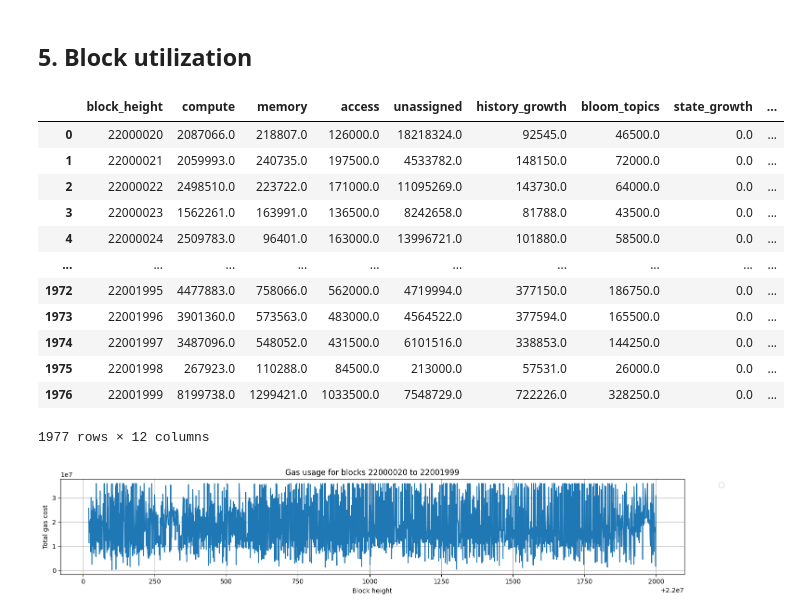
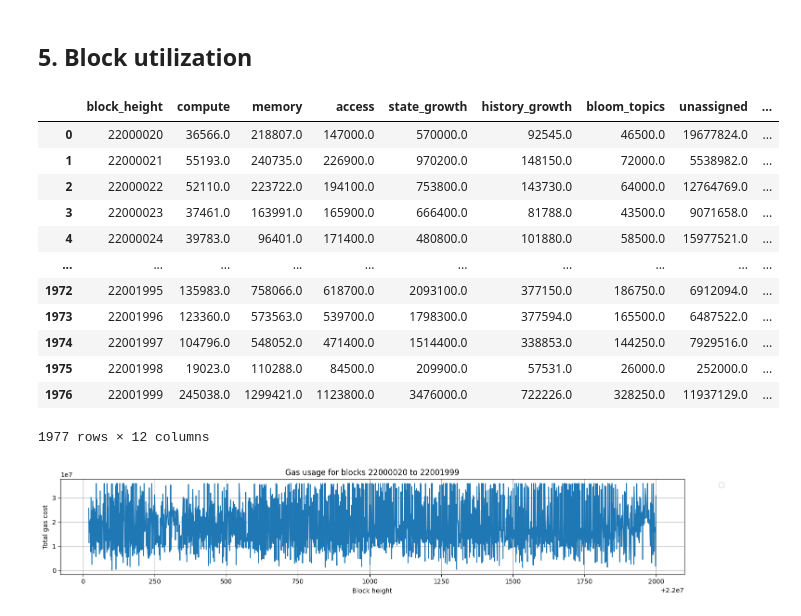
Before and after one commit to soispoke/evm-meter-analysis, a Jupyter notebook: notebooks/3.0-resource-usage-analysis.ipynb, the cells around one changed output. Saved outputs shown, nothing was run; the diff lists cells and outputs as text; code cells hidden in the pictures.

```diff
--- a/notebooks/3.0-resource-usage-analysis.ipynb
+++ b/notebooks/3.0-resource-usage-analysis.ipynb
@@ -265,25 +265,25 @@ op_gas_by_resource_df.head()
 ## 5. Block utilization
 # %%
 block_utilization_df = (
-    op_gas_by_resource_df.drop(columns=["tx_hash"])
+    gas_by_resource_df.drop(columns=["tx_hash"])
     .groupby("block_height")
     .sum()
     .reset_index()
 )
 block_utilization_df
 # %% [output]
-|  | block_height | compute | memory | access | unassigned | history_growth | bloom_topics | state_growth | ... |
-| 0 | 22000020 | 2087066.0 | 218807.0 | 126000.0 | 18218324.0 | 92545.0 | 46500.0 | 0.0 | ... |
-| 1 | 22000021 | 2059993.0 | 240735.0 | 197500.0 | 4533782.0 | 148150.0 | 72000.0 | 0.0 | ... |
-| 2 | 22000022 | 2498510.0 | 223722.0 | 171000.0 | 11095269.0 | 143730.0 | 64000.0 | 0.0 | ... |
-| 3 | 22000023 | 1562261.0 | 163991.0 | 136500.0 | 8242658.0 | 81788.0 | 43500.0 | 0.0 | ... |
-| 4 | 22000024 | 2509783.0 | 96401.0 | 163000.0 | 13996721.0 | 101880.0 | 58500.0 | 0.0 | ... |
+|  | block_height | compute | memory | access | state_growth | history_growth | bloom_topics | unassigned | ... |
+| 0 | 22000020 | 36566.0 | 218807.0 | 147000.0 | 570000.0 | 92545.0 | 46500.0 | 19677824.0 | ... |
+| 1 | 22000021 | 55193.0 | 240735.0 | 226900.0 | 970200.0 | 148150.0 | 72000.0 | 5538982.0 | ... |
+| 2 | 22000022 | 52110.0 | 223722.0 | 194100.0 | 753800.0 | 143730.0 | 64000.0 | 12764769.0 | ... |
+| 3 | 22000023 | 37461.0 | 163991.0 | 165900.0 | 666400.0 | 81788.0 | 43500.0 | 9071658.0 | ... |
+| 4 | 22000024 | 39783.0 | 96401.0 | 171400.0 | 480800.0 | 101880.0 | 58500.0 | 15977521.0 | ... |
 | ... | ... | ... | ... | ... | ... | ... | ... | ... | ... |
-| 1972 | 22001995 | 4477883.0 | 758066.0 | 562000.0 | 4719994.0 | 377150.0 | 186750.0 | 0.0 | ... |
-| 1973 | 22001996 | 3901360.0 | 573563.0 | 483000.0 | 4564522.0 | 377594.0 | 165500.0 | 0.0 | ... |
-| 1974 | 22001997 | 3487096.0 | 548052.0 | 431500.0 | 6101516.0 | 338853.0 | 144250.0 | 0.0 | ... |
-| 1975 | 22001998 | 267923.0 | 110288.0 | 84500.0 | 213000.0 | 57531.0 | 26000.0 | 0.0 | ... |
-| 1976 | 22001999 | 8199738.0 | 1299421.0 | 1033500.0 | 7548729.0 | 722226.0 | 328250.0 | 0.0 | ... |
+| 1972 | 22001995 | 135983.0 | 758066.0 | 618700.0 | 2093100.0 | 377150.0 | 186750.0 | 6912094.0 | ... |
+| 1973 | 22001996 | 123360.0 | 573563.0 | 539700.0 | 1798300.0 | 377594.0 | 165500.0 | 6487522.0 | ... |
+| 1974 | 22001997 | 104796.0 | 548052.0 | 471400.0 | 1514400.0 | 338853.0 | 144250.0 | 7929516.0 | ... |
+| 1975 | 22001998 | 19023.0 | 110288.0 | 84500.0 | 209900.0 | 57531.0 | 26000.0 | 252000.0 | ... |
+| 1976 | 22001999 | 245038.0 | 1299421.0 | 1123800.0 | 3476000.0 | 722226.0 | 328250.0 | 11937129.0 | ... |
 1977 rows × 12 columns
 # %%
 plt.figure(figsize=(15, 3))
```
Also changed, not shown: parts of 2 cells of this notebook, 2 other files.
